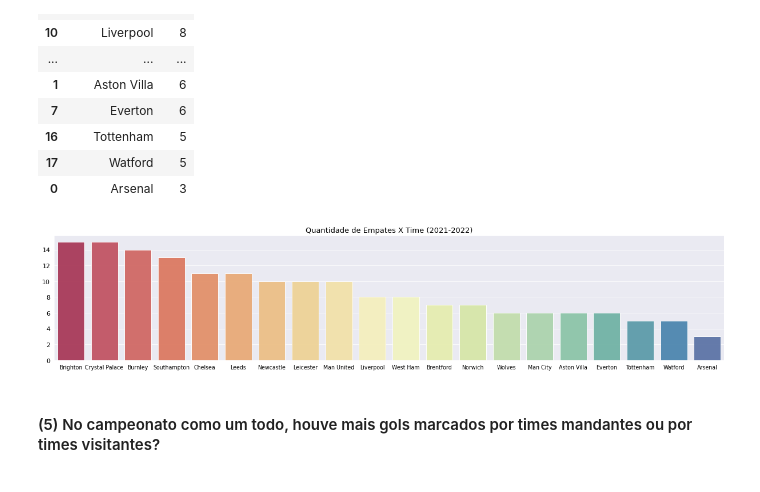
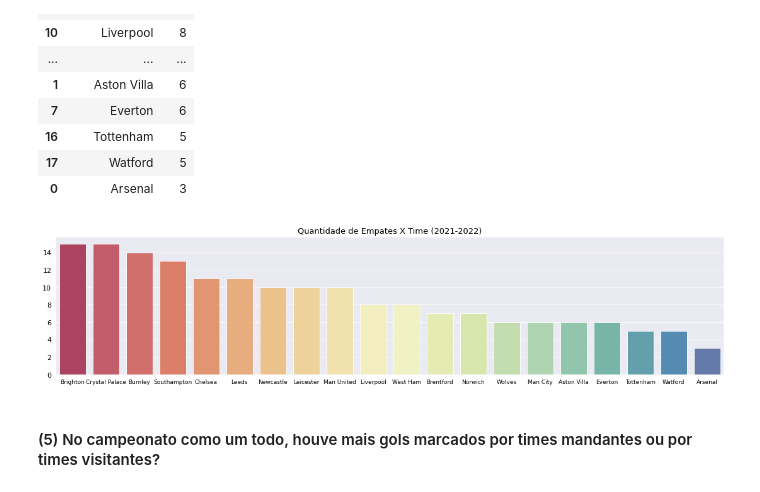
Before and after one commit to jv-mendes07/premier_league_21-22, a Jupyter notebook: Premier_League_(21_22).ipynb, the cells around one changed output. Cells and saved outputs as stored; diff of their text form; code cells hidden in the pictures.

```diff
--- a/Premier_League_(21_22).ipynb
+++ b/Premier_League_(21_22).ipynb
@@ -381,16 +381,16 @@ df_team_emp
 # %%
 # Gráfico de barras horizontais para visualizarmos a quantidade de empates por cada time em ordem decrescente:
 
 ax = sns.barplot(x = df_team_emp.time, y = df_team_emp.qtd, palette = 'Spectral', alpha = 0.9)
 ax.set_xlabel('')
-ax.set_xticklabels(df_team_emp.time, fontsize = 9.5, color = 'k')
-ax.figure.set_size_inches(21, 4)
+ax.set_xticklabels(df_team_emp.time, fontsize = 9, color = 'k')
+ax.figure.set_size_inches(19, 4)
 ax.set_ylabel('', fontsize = 12, color = 'k')
 ax.set_yticklabels(list(range(0, 15, 2)), fontsize = 11, color = 'k')
 ax.set_title('Quantidade de Empates X Time (2021-2022)', fontsize = 13, color = 'k')
 plt.show()
 # %% [output]
-[figure, old version]
+[figure, new version]
 # %% [markdown]
 #### (5) No campeonato como um todo, houve mais gols marcados por times mandantes ou por times visitantes?
 # %%
```
